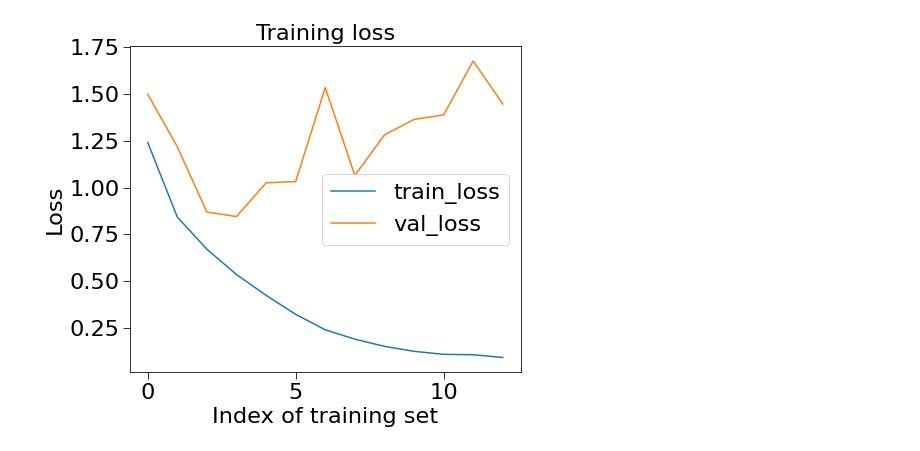
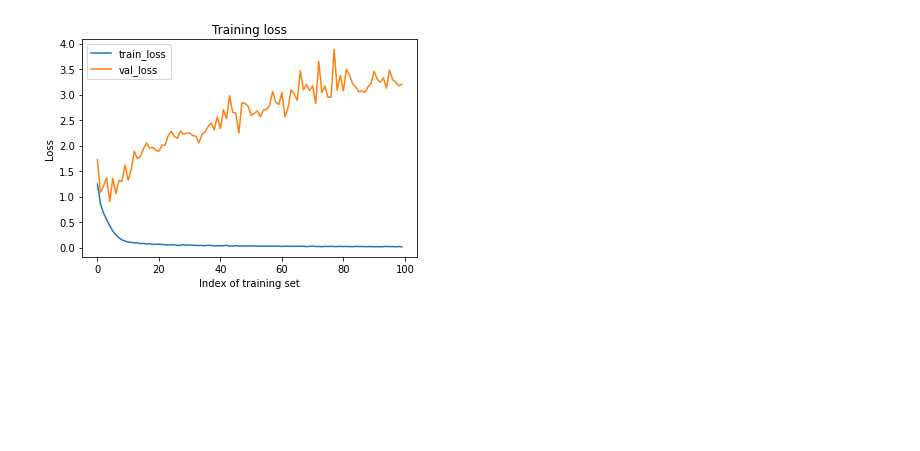
Before and after one commit to LiNdA-jz/cifar10_ann_to_snn, a Jupyter notebook: cifar10_ann_to_snn.ipynb, the cells around one changed output. Saved outputs shown, nothing was run; the diff lists cells and outputs as text; code cells hidden in the pictures; blank space fills up the shorter version.

Commit message:
run 100 epochs for ANN

```diff
--- a/cifar10_ann_to_snn.ipynb
+++ b/cifar10_ann_to_snn.ipynb
@@ -141,9 +142,9 @@ es = EarlyStopping(monitor='val_loss',
                     patience=10,
                     restore_best_weights=True)
 
-model_fit = model.fit(x_train, y_train, batch_size=64, epochs=50000,
-                    validation_data=(x_test, y_test),
-                    callbacks=[es])
+model_fit = model.fit(x_train, y_train, batch_size=64, epochs=100,
+                    validation_data=(x_test, y_test))
+                    # callbacks=[es])
 
 # plot graph for loss
 train_loss = model_fit.history['loss']
@@ -183,4 +184,4 @@ Epoch 13/50000
-[figure, old version]
+[figure, new version]
 # %%
 !pip install brian2
 # %% [output]
```
Also changed, not shown: parts of 5 cells of this notebook.
